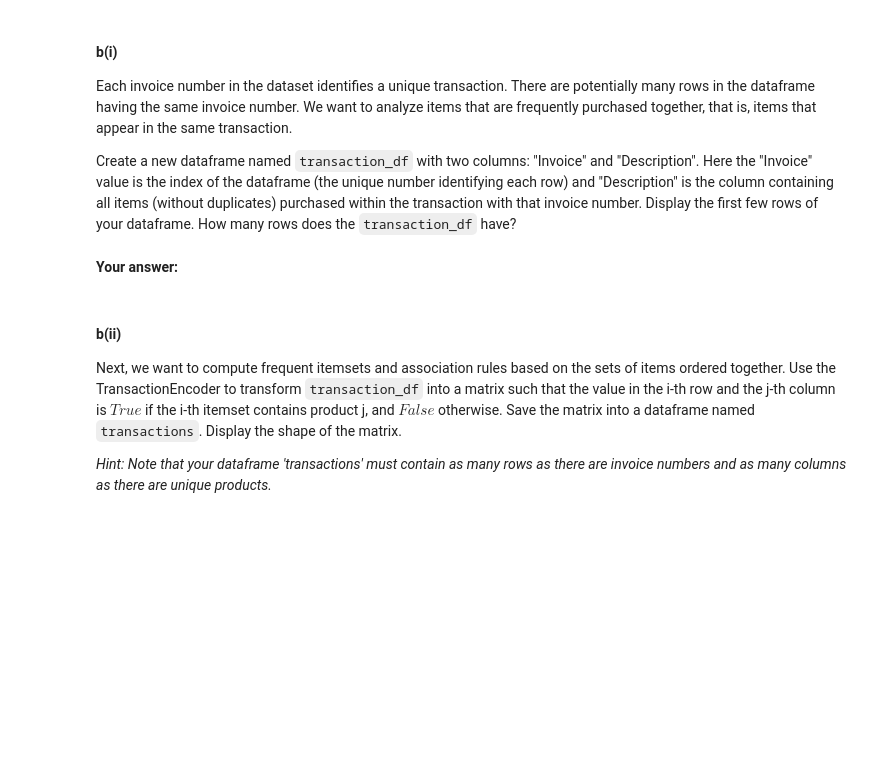
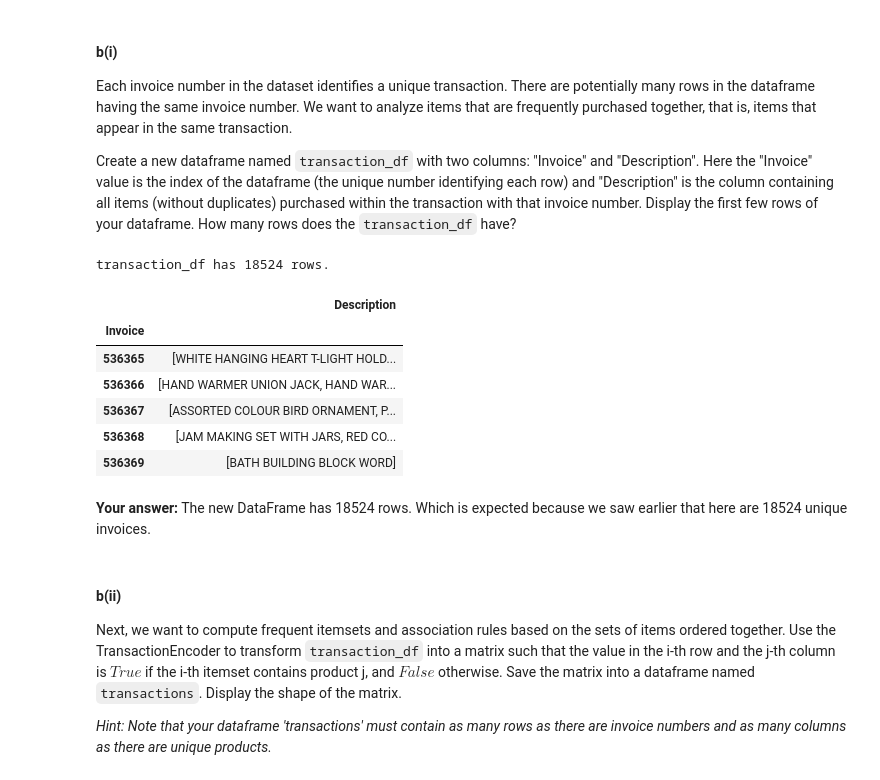
Before and after one commit to CodingTil/2022_23---Introduction-to-Data-Science---Exercises, a Jupyter notebook: assignment_2/assignment2.ipynb, the cells around one changed output. Drawn from its saved outputs; the diff is of its cells as text; code cells hidden in the pictures; blank space fills up the shorter version.

```diff
--- a/assignment_2/assignment2.ipynb
+++ b/assignment_2/assignment2.ipynb
@@ -455,9 +503,20 @@ Each invoice number in the dataset identifies a unique transaction. There are po
 
 Create a new dataframe named `transaction_df` with two columns: "Invoice" and "Description". Here the "Invoice" value is the index of the dataframe (the unique number identifying each row) and "Description" is the column containing all items (without duplicates) purchased within the transaction with that invoice number. Display the first few rows of your dataframe. How many rows does the `transaction_df` have?
 # %%
-# your code
+transaction_df = retail_df.groupby('Invoice').agg({'Description': lambda des: des.unique()})
+print(f"transaction_df has {transaction_df.shape[0]} rows.")
+transaction_df.head()
+# %% [output]
+transaction_df has 18524 rows.
+|  | Description |
+| Invoice |  |
+| 536365 | [WHITE HANGING HEART T-LIGHT HOLD... |
+| 536366 | [HAND WARMER UNION JACK, HAND WAR... |
+| 536367 | [ASSORTED COLOUR BIRD ORNAMENT, P... |
+| 536368 | [JAM MAKING SET WITH JARS, RED CO... |
+| 536369 | [BATH BUILDING BLOCK WORD] |
 # %% [markdown]
-**Your answer:**
+**Your answer:** The new DataFrame has 18524 rows. Which is expected because we saw earlier that here are 18524 unique invoices.
 # %% [markdown]
 #### **b(ii)**
 Next, we want to compute frequent itemsets and association rules based on the sets of items ordered together. Use the TransactionEncoder to transform `transaction_df` into a matrix such that the value in the i-th row and the j-th column is $True$ if the i-th itemset contains product j, and $False$ otherwise. Save the matrix into a dataframe named `transactions`. Display the shape of the matrix.
```
Also changed, not shown: parts of 14 cells of this notebook.
